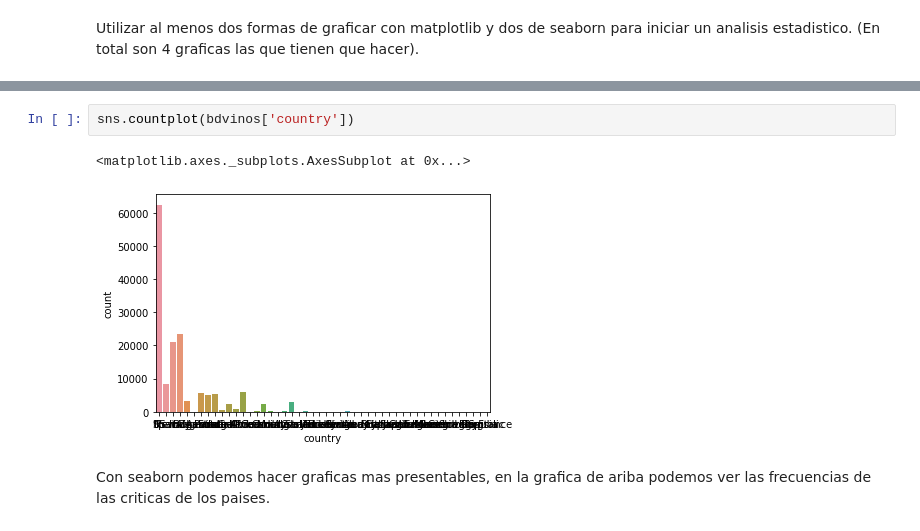
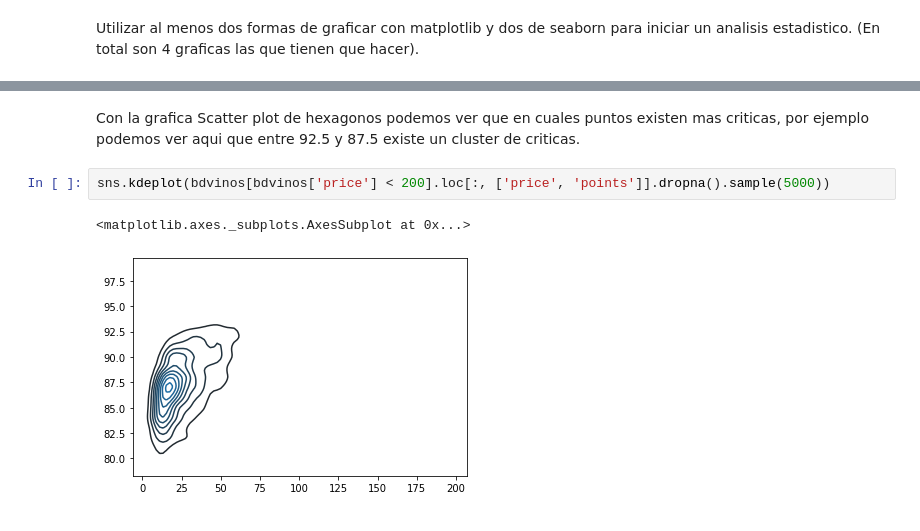
Before and after one commit to carlmuva/MINERIA-DE-DATOS, a Jupyter notebook: Practica2/Practica2.ipynb, the cells around one changed output, grey strips where cells are left out. Cells and saved outputs as stored; diff of their text form.

```diff
--- a/Practica2/Practica2.ipynb
+++ b/Practica2/Practica2.ipynb
@@ -147,7 +117,7 @@ En la grafica de arriba podmeos los puntos que se optienen segun el precion, en
-# %%
-sns.countplot(bdvinos['country'])
-# %% [output]
-<matplotlib.axes._subplots.AxesSubplot at 0x...>
-[figure, removed]
-# %% [markdown]
-Con seaborn podemos hacer graficas mas presentables, en la grafica de ariba podemos ver las frecuencias de las criticas de los paises.
+# %% [markdown]
+Con la grafica Scatter plot de hexagonos podemos ver que en cuales puntos existen mas criticas, por ejemplo podemos ver aqui que entre 92.5 y 87.5 existe un cluster de criticas.
+# %%
+sns.kdeplot(bdvinos[bdvinos['price'] < 200].loc[:, ['price', 'points']].dropna().sample(5000))
+# %% [output]
+<matplotlib.axes._subplots.AxesSubplot at 0x...>
+[figure, added]
```
Also changed, not shown: parts of 22 cells of this notebook.
